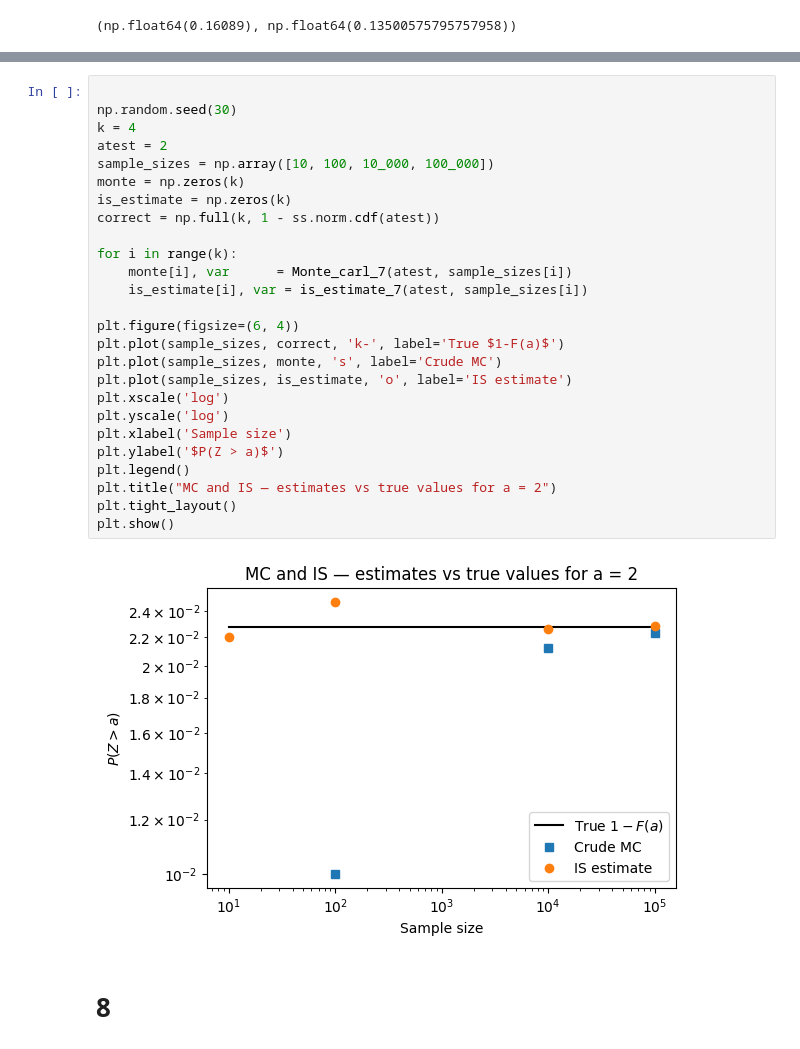
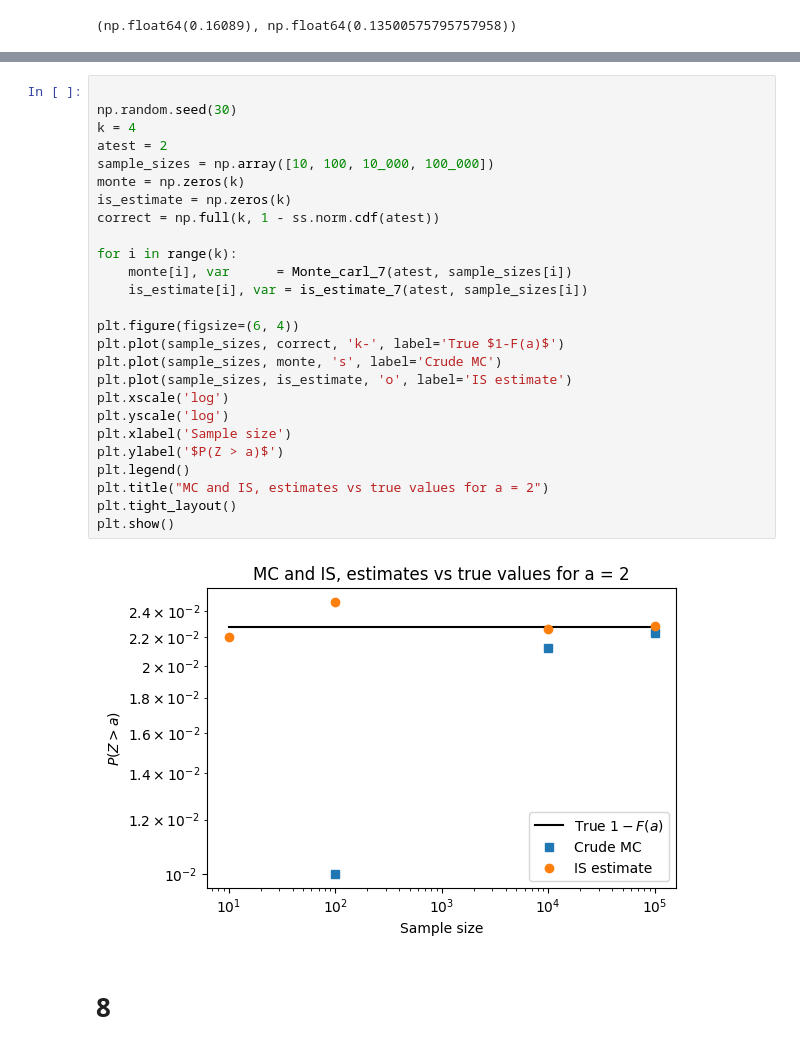
Before and after one commit to s224399/Stoc_sim_2k26, a Jupyter notebook: Exercises(week_1)/Rasmus/Exersice_5.ipynb, the cells around one changed output, grey strips where cells are left out. Drawn from its saved outputs; the diff is of its cells as text.

```diff
--- a/Exercises(week_1)/Rasmus/Exersice_5.ipynb
+++ b/Exercises(week_1)/Rasmus/Exersice_5.ipynb
@@ -95,31 +96,31 @@ plt.show()
 # %%
 
 np.random.seed(30)
 k = 4
 atest = 2
 sample_sizes = np.array([10, 100, 10_000, 100_000])
 monte = np.zeros(k)
 is_estimate = np.zeros(k)
 correct = np.full(k, 1 - ss.norm.cdf(atest))
 
 for i in range(k):
     monte[i], var      = Monte_carl_7(atest, sample_sizes[i])
     is_estimate[i], var = is_estimate_7(atest, sample_sizes[i])
 
 plt.figure(figsize=(6, 4))
 plt.plot(sample_sizes, correct, 'k-', label='True $1-F(a)$')
 plt.plot(sample_sizes, monte, 's', label='Crude MC')
 plt.plot(sample_sizes, is_estimate, 'o', label='IS estimate')
 plt.xscale('log')
 plt.yscale('log')
 plt.xlabel('Sample size')
 plt.ylabel('$P(Z > a)$')
 plt.legend()
-plt.title("MC and IS — estimates vs true values for a = 2")
+plt.title("MC and IS, estimates vs true values for a = 2")
 plt.tight_layout()
 plt.show()
 # %% [output]
-[figure, old version]
+[figure, new version]
 # %% [markdown]
 # 8
 # %%
```
Also changed, not shown: parts of 1 cell of this notebook, 2 other files.
